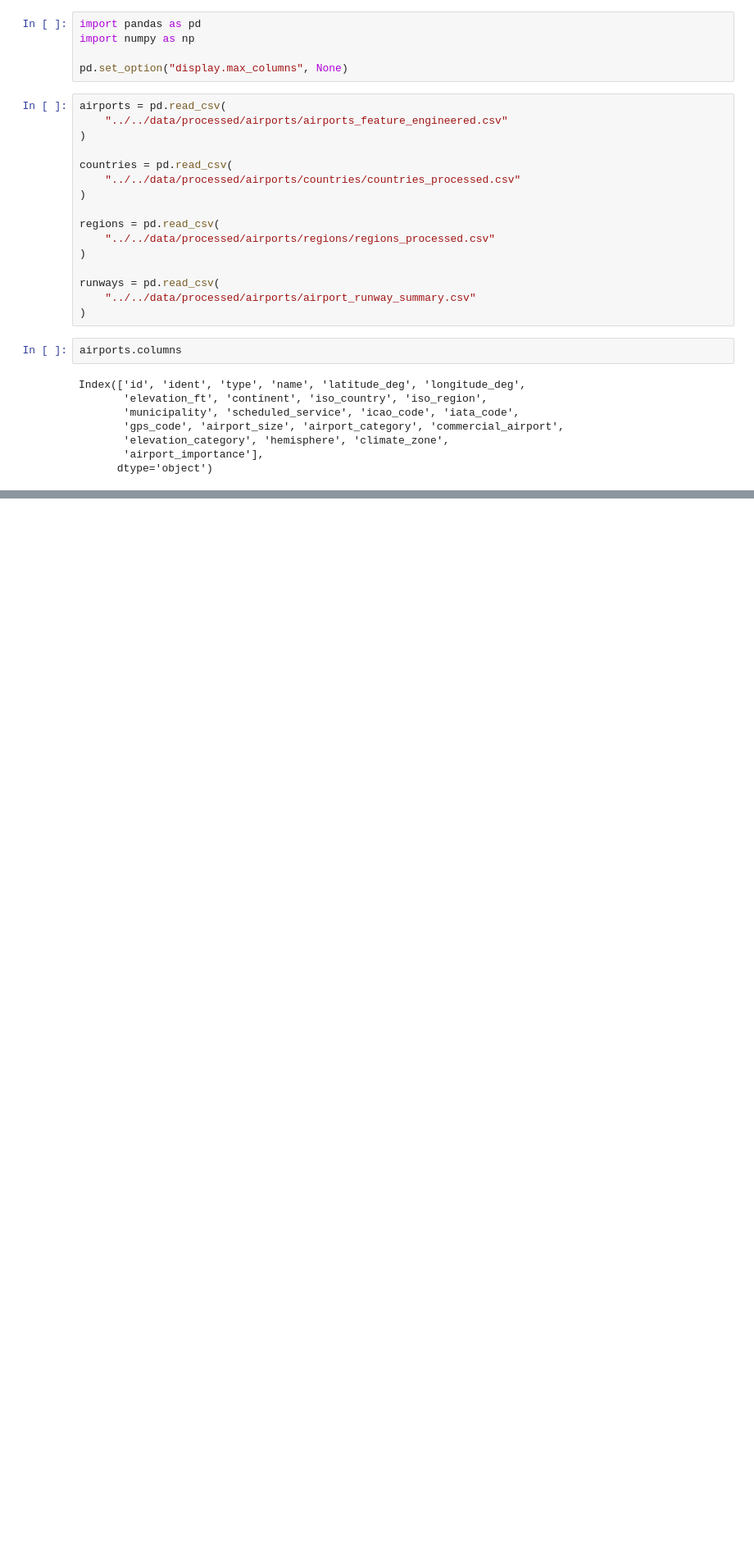
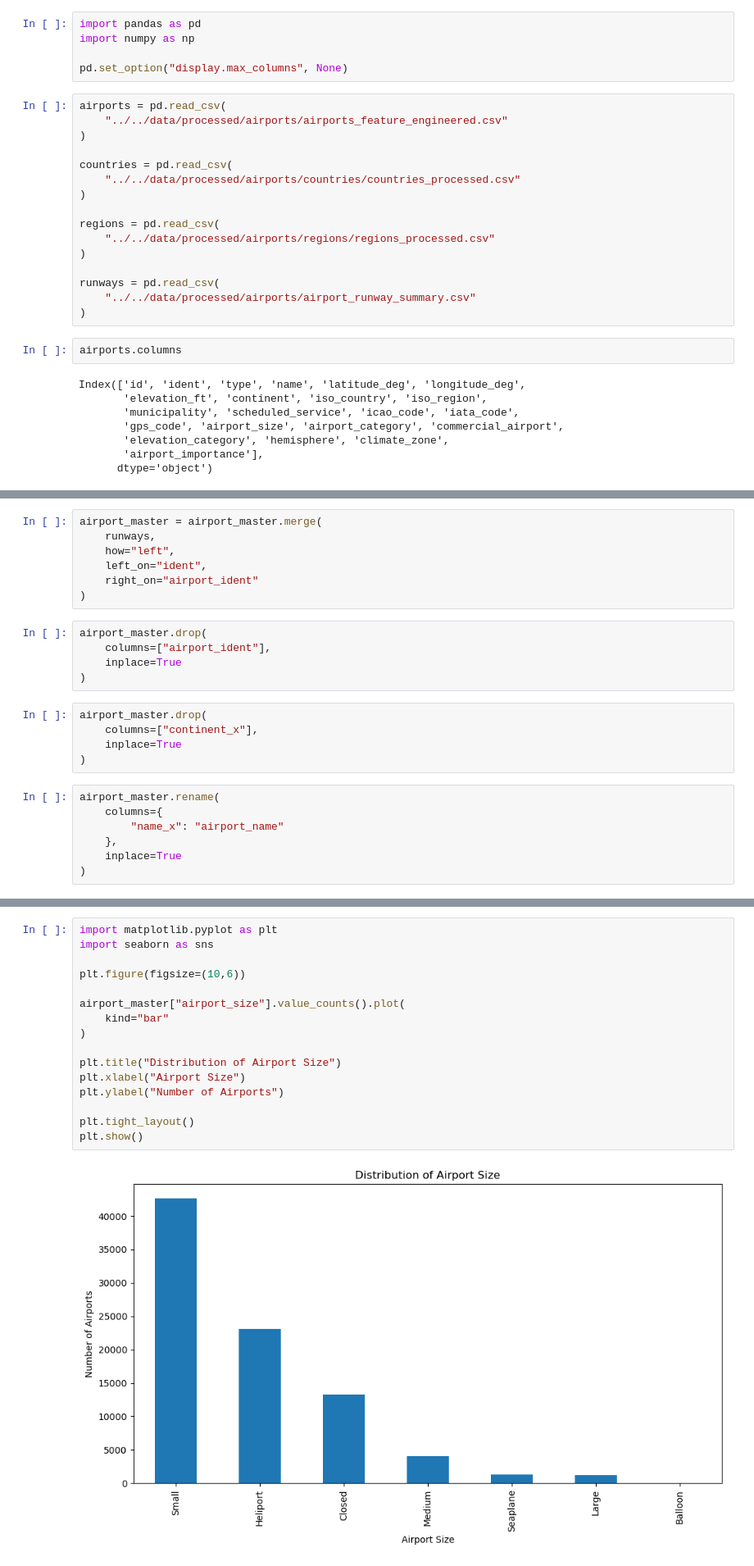
Before and after one commit to darshan-vgithub/Intelligent-Flight-Operations-Analytics-and-Decision-Support-Dashboard, a Jupyter notebook: notebooks/airports/10_Airport_Module_Integration.ipynb, the cells around one changed output, grey strips where cells are left out. Shown at 82% size. Cells and saved outputs as stored; diff of their text form; blank space fills up the shorter version.

Commit message:
notebooks/airports/10_Airport_Module_Integration.ipynb: finished complete airport module and created the master csv as well

```diff
--- a/notebooks/airports/10_Airport_Module_Integration.ipynb
+++ b/notebooks/airports/10_Airport_Module_Integration.ipynb
@@ -31,0 +99,24 @@ Index(['id', 'ident', 'type', 'name', 'latitude_deg', 'longitude_deg',
+# %%
+airport_master = airport_master.merge(
+    runways,
+    how="left",
+    left_on="ident",
+    right_on="airport_ident"
+)
+# %%
+airport_master.drop(
+    columns=["airport_ident"],
+    inplace=True
+)
+# %%
+airport_master.drop(
+    columns=["continent_x"],
+    inplace=True
+)
+# %%
+airport_master.rename(
+    columns={
+        "name_x": "airport_name"
+    },
+    inplace=True
+)
@@ -31,0 +338,18 @@ Index(['id', 'ident', 'type', 'name', 'latitude_deg', 'longitude_deg',
+# %%
+import matplotlib.pyplot as plt
+import seaborn as sns
+
+plt.figure(figsize=(10,6))
+
+airport_master["airport_size"].value_counts().plot(
+    kind="bar"
+)
+
+plt.title("Distribution of Airport Size")
+plt.xlabel("Airport Size")
+plt.ylabel("Number of Airports")
+
+plt.tight_layout()
+plt.show()
+# %% [output]
+[figure, added]
```
Also changed, not shown: parts of 21 cells of this notebook.
